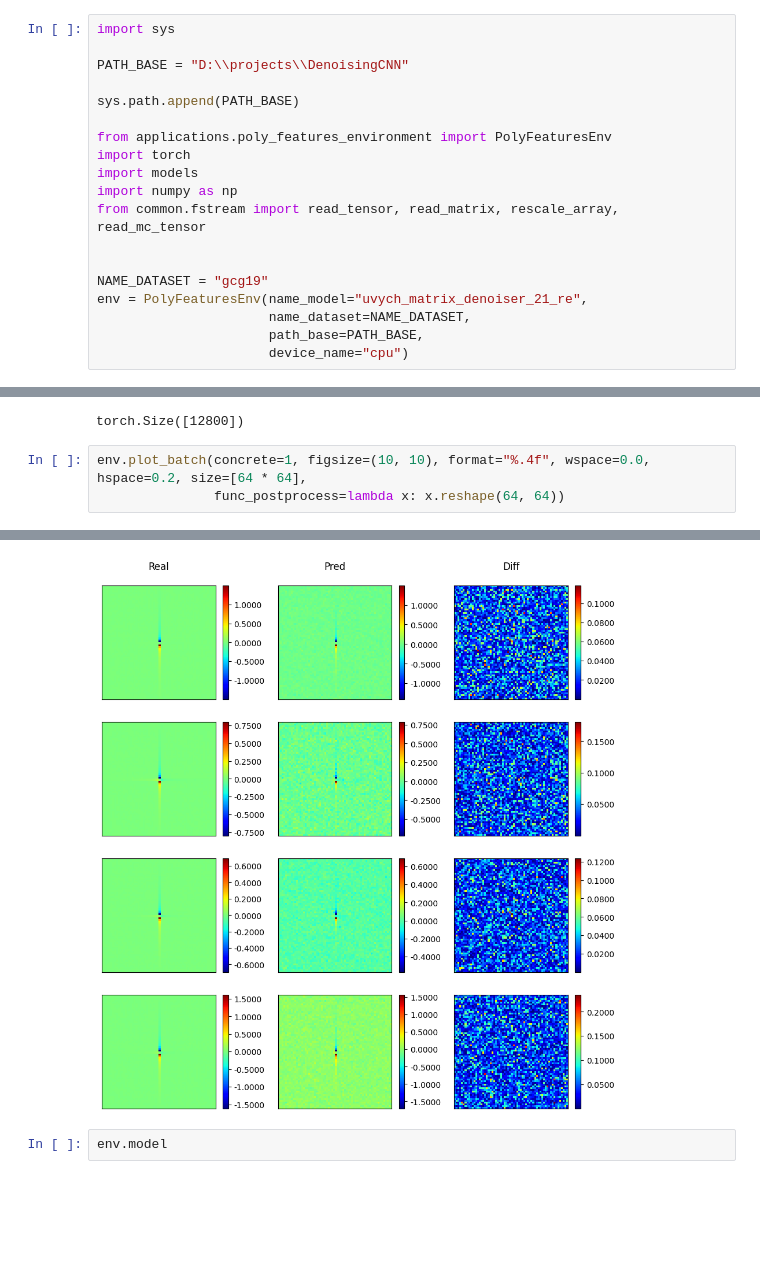
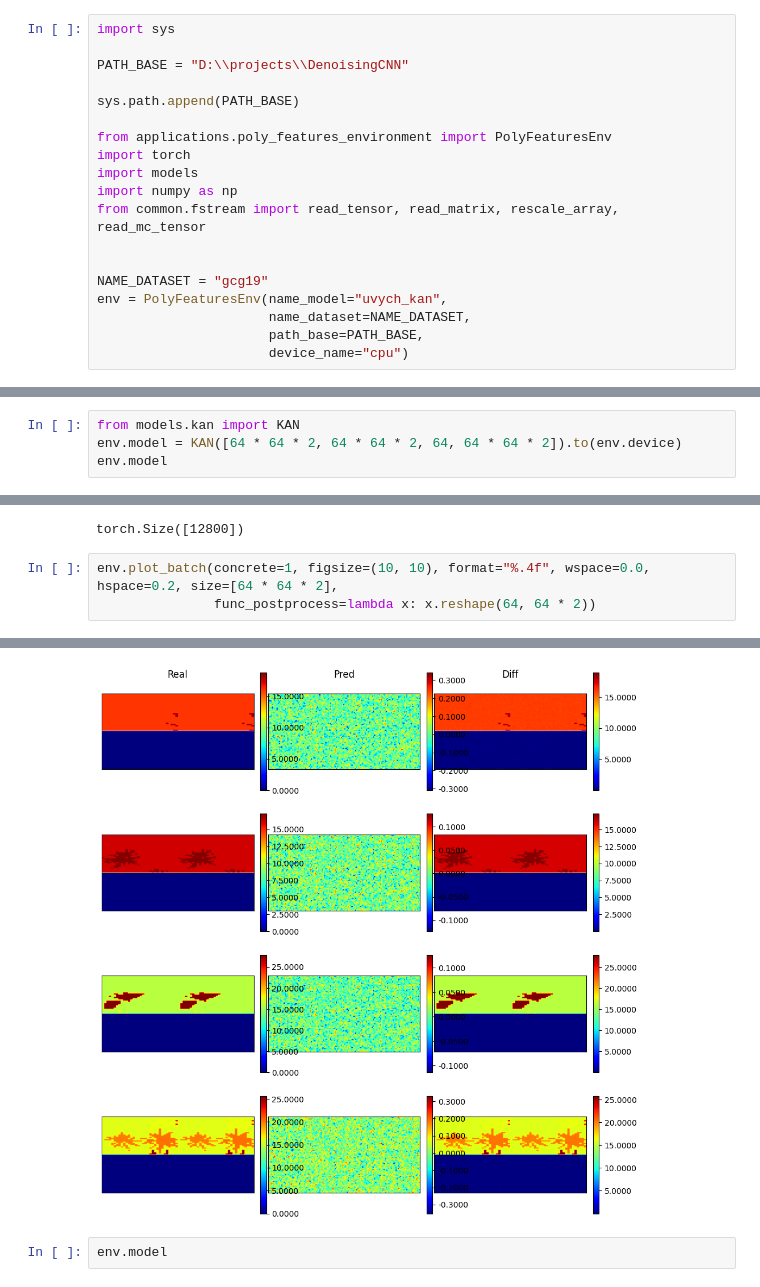
Before and after one commit to medaldev/DenoisingCNN, a Jupyter notebook: notebooks/denoise/uvych_matrix_denoising.ipynb, the cells around one changed output, grey strips where cells are left out. Cells and saved outputs as stored; diff of their text form; blank space fills up the shorter version.

```diff
--- a/notebooks/denoise/uvych_matrix_denoising.ipynb
+++ b/notebooks/denoise/uvych_matrix_denoising.ipynb
@@ -15,7 +15,7 @@ from common.fstream import read_tensor, read_matrix, rescale_array, read_mc_tens
 
 
 NAME_DATASET = "gcg19"
-env = PolyFeaturesEnv(name_model="uvych_matrix_denoiser_21_re",
+env = PolyFeaturesEnv(name_model="uvych_kan",
                       name_dataset=NAME_DATASET,
                       path_base=PATH_BASE,
                       device_name="cpu")
@@ -299,3 +331,7 @@ class UvychDimExpand(nn.Module):
         for i in range(len(self.layers)):
             x = self.layers[i](x)
         return x
+# %%
+from models.kan import KAN
+env.model = KAN([64 * 64 * 2, 64 * 64 * 2, 64, 64 * 64 * 2]).to(env.device)
+env.model
@@ -398,6 +442,6 @@ env.val_target_loader[3][0].shape
 # %% [output]
 torch.Size([12800])
 # %%
-env.plot_batch(concrete=1, figsize=(10, 10), format="%.4f", wspace=0.0, hspace=0.2, size=[64 * 64],
-               func_postprocess=lambda x: x.reshape(64, 64))
+env.plot_batch(concrete=1, figsize=(10, 10), format="%.4f", wspace=0.0, hspace=0.2, size=[64 * 64 * 2],
+               func_postprocess=lambda x: x.reshape(64, 64 * 2))
 # %% [output]
@@ -420,4 +460,4 @@ env.plot_batch(concrete=1, figsize=(10, 10), format="%.4f", wspace=0.0, hspace=0
-[figure, old version]
+[figure, new version]
 # %%
 env.model
 # %% [output]
```
Also changed, not shown: parts of 10 cells of this notebook, 3 other files.
